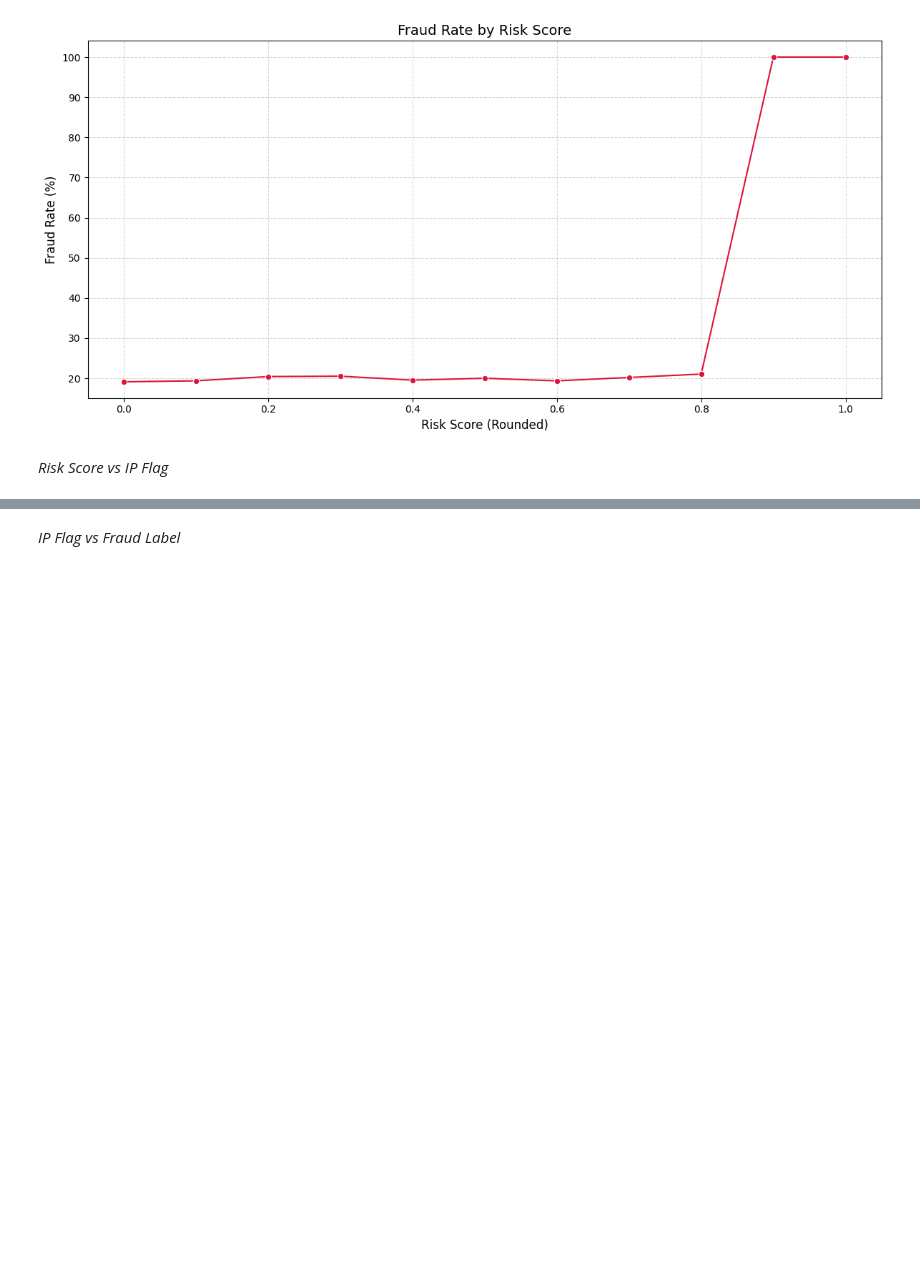
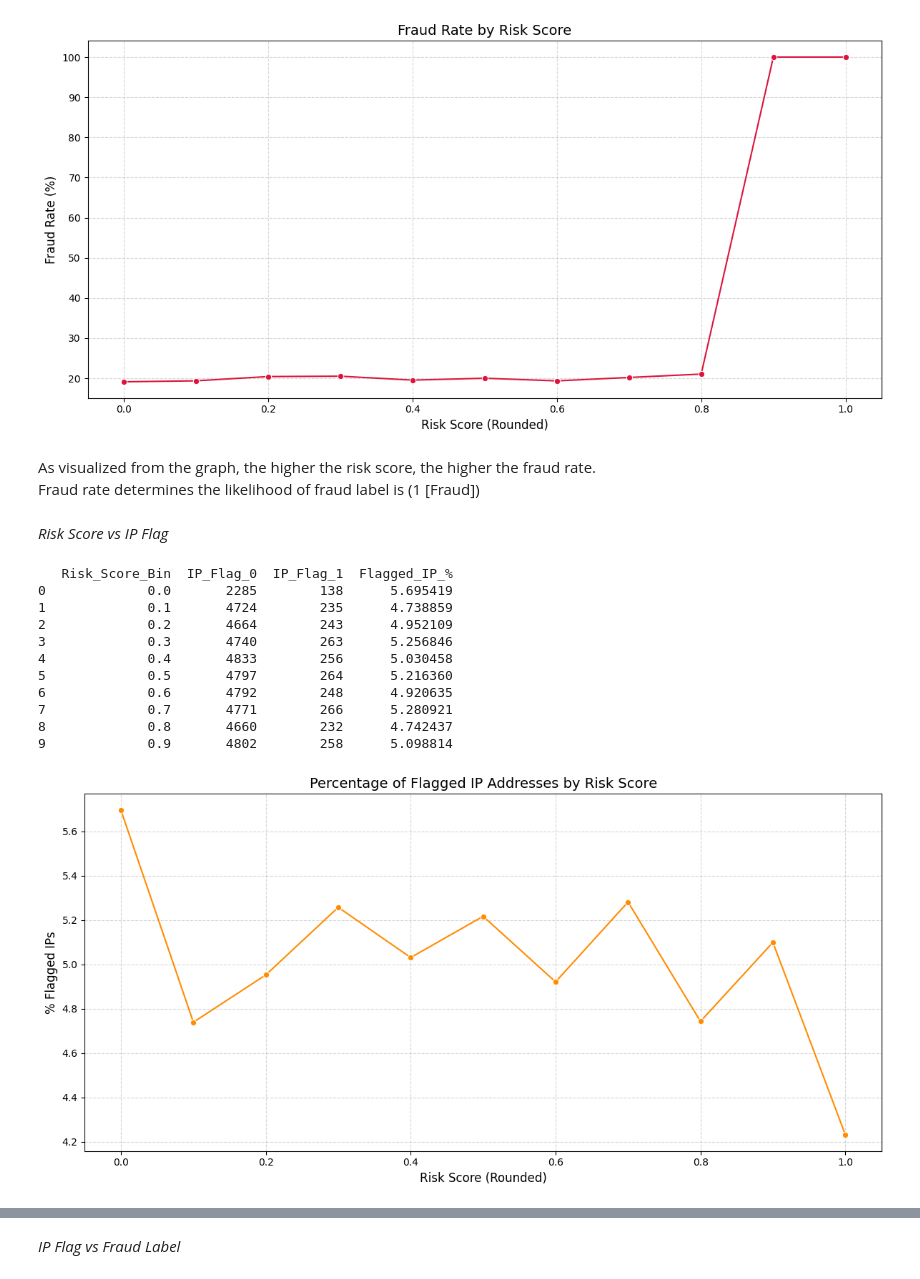
Before and after one commit to clouudo/DS-Assignment, a Jupyter notebook: DS Assignment.ipynb, the cells around one changed output, grey strips where cells are left out. Drawn from its saved outputs; the diff is of its cells as text; code cells hidden in the pictures; blank space fills up the shorter version.

```diff
--- a/DS Assignment.ipynb
+++ b/DS Assignment.ipynb
@@ -380,5 +369,41 @@ plt.tight_layout()
 plt.show()
 # %% [output]
 [figure]
+# %% [markdown]
+As visualized from the graph, the higher the risk score, the higher the fraud rate.
+<br>
+Fraud rate determines the likelihood of fraud label is (1 [Fraud])
 # %% [markdown]
 *Risk Score vs IP Flag*
+# %%
+df['Risk_Score_Bin'] = df['Risk_Score'].round(1)
+
+risk_vs_ip = df.groupby('Risk_Score_Bin')['IP_Address_Flag'].value_counts().unstack().fillna(0)
+risk_vs_ip.columns = ['IP_Flag_0', 'IP_Flag_1']
+risk_vs_ip['Flagged_IP_%'] = (risk_vs_ip['IP_Flag_1'] / (risk_vs_ip['IP_Flag_1'] + risk_vs_ip['IP_Flag_0'])) * 100
+risk_vs_ip = risk_vs_ip.reset_index()
+print(risk_vs_ip.head(10))  # or risk_vs_ip.tail() for the end
+
+plt.figure(figsize=(12, 6))
+sns.lineplot(data=risk_vs_ip, x='Risk_Score_Bin', y='Flagged_IP_%', marker='o', color='darkorange')
+
+plt.title('Percentage of Flagged IP Addresses by Risk Score', fontsize=14)
+
+plt.xlabel('Risk Score (Rounded)', fontsize=12)
+plt.ylabel('% Flagged IPs', fontsize=12)
+plt.grid(True, linestyle='--', alpha=0.5)
+plt.tight_layout()
+plt.show()
+# %% [output]
+   Risk_Score_Bin  IP_Flag_0  IP_Flag_1  Flagged_IP_%
+0             0.0       2285        138      5.695419
+1             0.1       4724        235      4.738859
+2             0.2       4664        243      4.952109
+3             0.3       4740        263      5.256846
+4             0.4       4833        256      5.030458
+5             0.5       4797        264      5.216360
+6             0.6       4792        248      4.920635
+7             0.7       4771        266      5.280921
+8             0.8       4660        232      4.742437
+9             0.9       4802        258      5.098814
+[figure, added]
```
Also changed, not shown: parts of 5 cells of this notebook.
